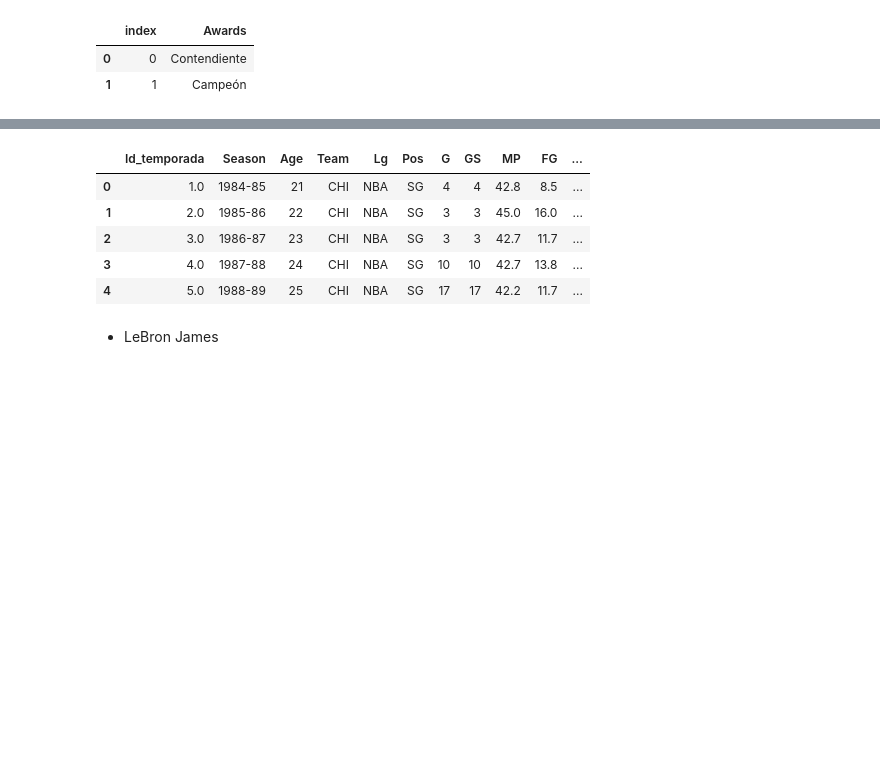
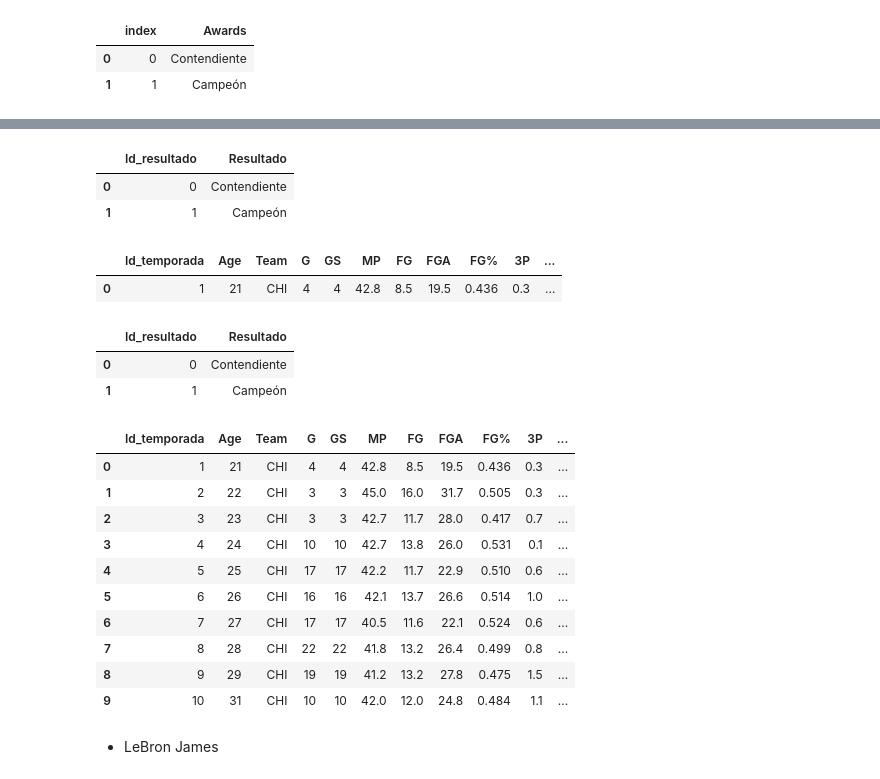
Before and after one commit to ngcarvajall/Proyecto5-GOAT_MJ_LJ, a Jupyter notebook: Notebooks/Transform.ipynb, the cells around one changed output, grey strips where cells are left out. Saved outputs shown, nothing was run; the diff lists cells and outputs as text; code cells hidden in the pictures; blank space fills up the shorter version.

```diff
--- a/Notebooks/Transform.ipynb
+++ b/Notebooks/Transform.ipynb
@@ -269,14 +273,11 @@ ultima_columa = df_playoffs_jordan.columns[-1]
 df_playoffs_jordan.insert(0, df_playoffs_jordan.columns[-1], df_playoffs_jordan.pop(df_playoffs_jordan.columns[-1]))
 # %%
 df_playoffs_jordan.rename(columns={'Awards': 'Resultado'}, inplace=True)
-# %%
-df_playoffs_jordan.head()
-# %% [output]
-|  | Id_temporada | Season | Age | Team | Lg | Pos | G | GS | MP | FG | ... |
-| 0 | 1.0 | 1984-85 | 21 | CHI | NBA | SG | 4 | 4 | 42.8 | 8.5 | ... |
-| 1 | 2.0 | 1985-86 | 22 | CHI | NBA | SG | 3 | 3 | 45.0 | 16.0 | ... |
-| 2 | 3.0 | 1986-87 | 23 | CHI | NBA | SG | 3 | 3 | 42.7 | 11.7 | ... |
-| 3 | 4.0 | 1987-88 | 24 | CHI | NBA | SG | 10 | 10 | 42.7 | 13.8 | ... |
-| 4 | 5.0 | 1988-89 | 25 | CHI | NBA | SG | 17 | 17 | 42.2 | 11.7 | ... |
 # %%
 df_campeonato_jordan.rename(columns={'index': 'Id_resultado', 'Awards': 'Resultado'}, inplace=True)
+# %%
+df_campeonato_jordan.head()
+# %% [output]
+|  | Id_resultado | Resultado |
+| 0 | 0 | Contendiente |
+| 1 | 1 | Campeón |
@@ -283,2 +286,15 @@ df_campeonato_jordan.rename(columns={'index': 'Id_resultado', 'Awards': 'Resulta
+# %%
+df_playoffs_jordan['Id_temporada'] = df_playoffs_jordan['Id_temporada'].astype(int)
+# %%
+df_playoffs_jordan.head(1)
+# %% [output]
+|  | Id_temporada | Age | Team | G | GS | MP | FG | FGA | FG% | 3P | ... |
+| 0 | 1 | 21 | CHI | 4 | 4 | 42.8 | 8.5 | 19.5 | 0.436 | 0.3 | ... |
+# %%
+df_campeonato_jordan
+# %% [output]
+|  | Id_resultado | Resultado |
+| 0 | 0 | Contendiente |
+| 1 | 1 | Campeón |
 # %%
 df_playoffs_jordan = df_playoffs_jordan.merge(df_campeonato_jordan, how='inner', left_on='Resultado', right_on='Resultado').drop(columns='Resultado')
@@ -287,5 +301,17 @@ df_playoffs_jordan = df_playoffs_jordan.drop(13)
-# %%
-df_playoffs_jordan = df_playoffs_jordan['Id_temporada'].astype(int)
+# %%
+df_playoffs_jordan.head(10)
+# %% [output]
+|  | Id_temporada | Age | Team | G | GS | MP | FG | FGA | FG% | 3P | ... |
+| 0 | 1 | 21 | CHI | 4 | 4 | 42.8 | 8.5 | 19.5 | 0.436 | 0.3 | ... |
+| 1 | 2 | 22 | CHI | 3 | 3 | 45.0 | 16.0 | 31.7 | 0.505 | 0.3 | ... |
+| 2 | 3 | 23 | CHI | 3 | 3 | 42.7 | 11.7 | 28.0 | 0.417 | 0.7 | ... |
+| 3 | 4 | 24 | CHI | 10 | 10 | 42.7 | 13.8 | 26.0 | 0.531 | 0.1 | ... |
+| 4 | 5 | 25 | CHI | 17 | 17 | 42.2 | 11.7 | 22.9 | 0.510 | 0.6 | ... |
+| 5 | 6 | 26 | CHI | 16 | 16 | 42.1 | 13.7 | 26.6 | 0.514 | 1.0 | ... |
+| 6 | 7 | 27 | CHI | 17 | 17 | 40.5 | 11.6 | 22.1 | 0.524 | 0.6 | ... |
+| 7 | 8 | 28 | CHI | 22 | 22 | 41.8 | 13.2 | 26.4 | 0.499 | 0.8 | ... |
+| 8 | 9 | 29 | CHI | 19 | 19 | 41.2 | 13.2 | 27.8 | 0.475 | 1.5 | ... |
+| 9 | 10 | 31 | CHI | 10 | 10 | 42.0 | 12.0 | 24.8 | 0.484 | 1.1 | ... |
 # %% [markdown]
 * LeBron James
 # %% [markdown]
```
Also changed, not shown: parts of 18 cells of this notebook, 10 other files.
